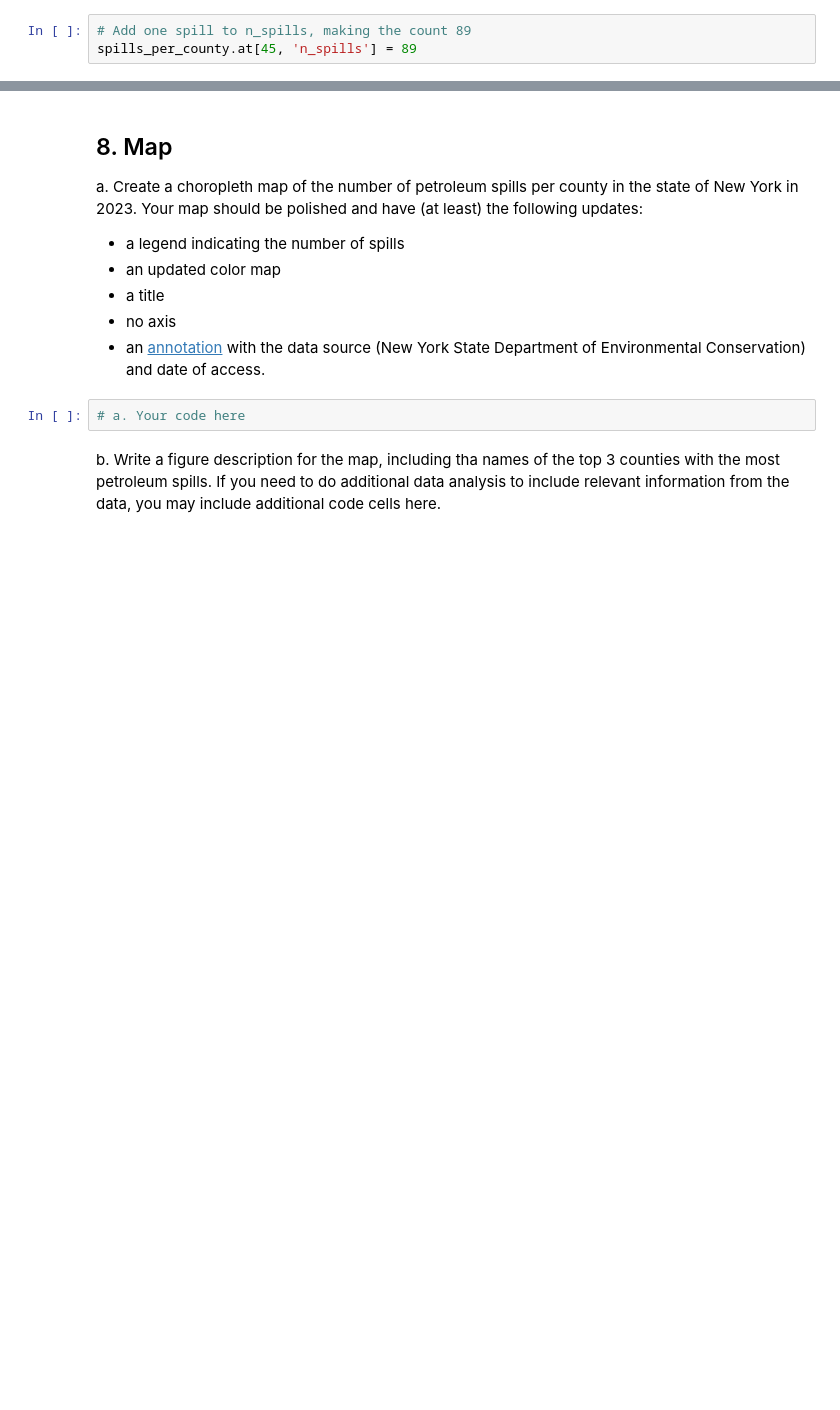
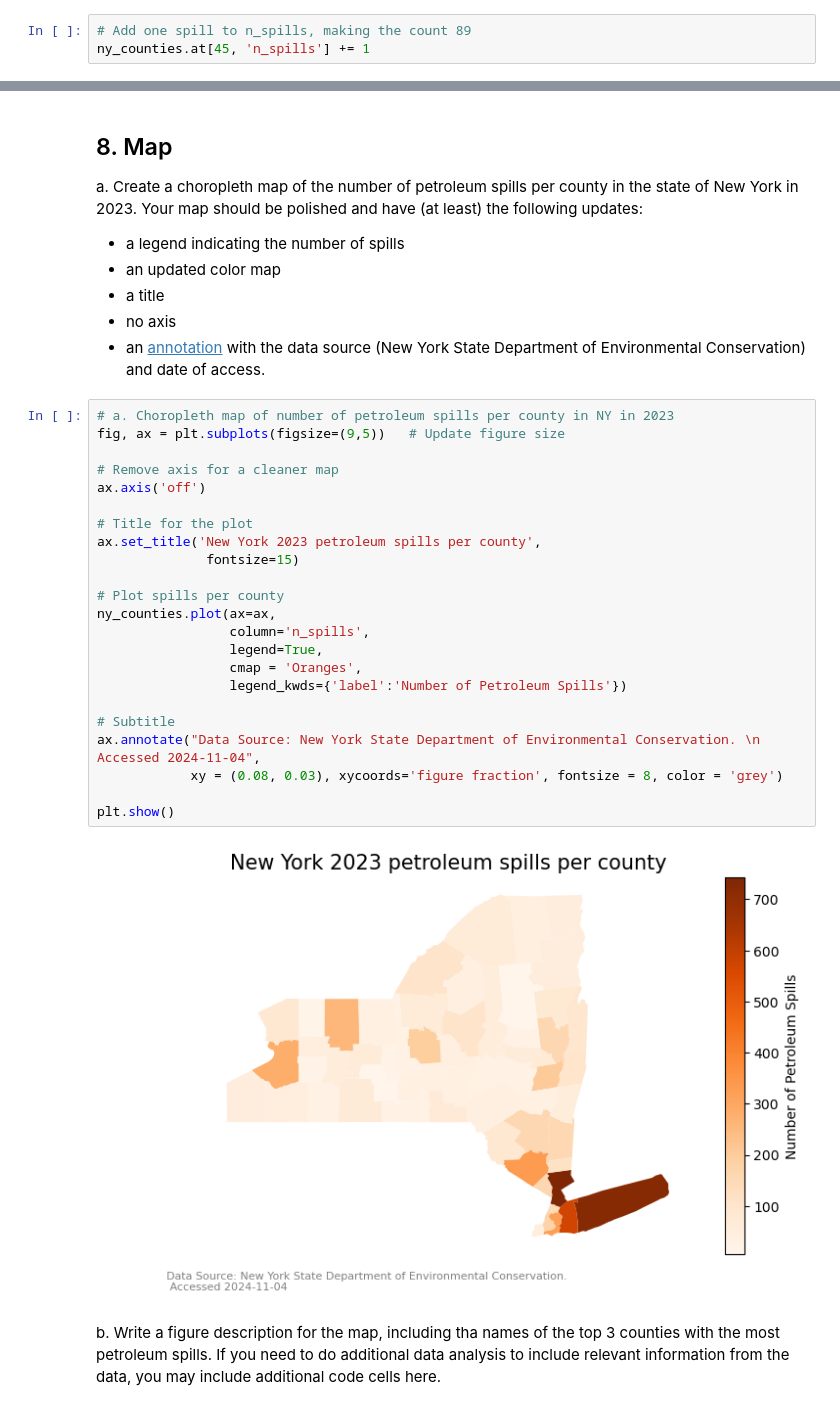
Before and after one commit to marinakochuten/eds220-hwk3, a Jupyter notebook: hwk3-task2-oil-spills.ipynb, the cells around one changed output, grey strips where cells are left out. Saved outputs shown, nothing was run; the diff lists cells and outputs as text; blank space fills up the shorter version.

Commit message:
Make oil spill map

```diff
--- a/hwk3-task2-oil-spills.ipynb
+++ b/hwk3-task2-oil-spills.ipynb
@@ -507,6 +509,6 @@ ny_counties[ny_counties.county == 'Niagara']
 | 45 | 36 | 063 | 00974130 | 36063 | 0500000US36063 | Niagara | Niagara County | 06 | H1 | G4020 | 160 | ... |
 # %%
 # Add one spill to n_spills, making the count 89
-spills_per_county.at[45, 'n_spills'] = 89
+ny_counties.at[45, 'n_spills'] += 1
 # %%
 # Verify n_spills was updated
@@ -522,8 +524,31 @@ Your map should be polished and have (at least) the following updates:
 - a title
 - no axis
 - an [annotation](https://matplotlib.org/stable/api/_as_gen/matplotlib.pyplot.annotate.html) with the data source (New York State Department of Environmental Conservation) and date of access.
-# %%
-# a. Your code here
+# %%
+# a. Choropleth map of number of petroleum spills per county in NY in 2023
+fig, ax = plt.subplots(figsize=(9,5))   # Update figure size
+
+# Remove axis for a cleaner map
+ax.axis('off')
+
+# Title for the plot
+ax.set_title('New York 2023 petroleum spills per county',
+              fontsize=15)
+
+# Plot spills per county
+ny_counties.plot(ax=ax,
+                 column='n_spills',
+                 legend=True,
+                 cmap = 'Oranges',
+                 legend_kwds={'label':'Number of Petroleum Spills'})
+
+# Subtitle
+ax.annotate("Data Source: New York State Department of Environmental Conservation. \n Accessed 2024-11-04",
+            xy = (0.08, 0.03), xycoords='figure fraction', fontsize = 8, color = 'grey')
+
+plt.show()
+# %% [output]
+[figure, added]
 # %% [markdown]
 <!-- END QUESTION -->
 
```
Also changed, not shown: parts of 7 cells of this notebook.
